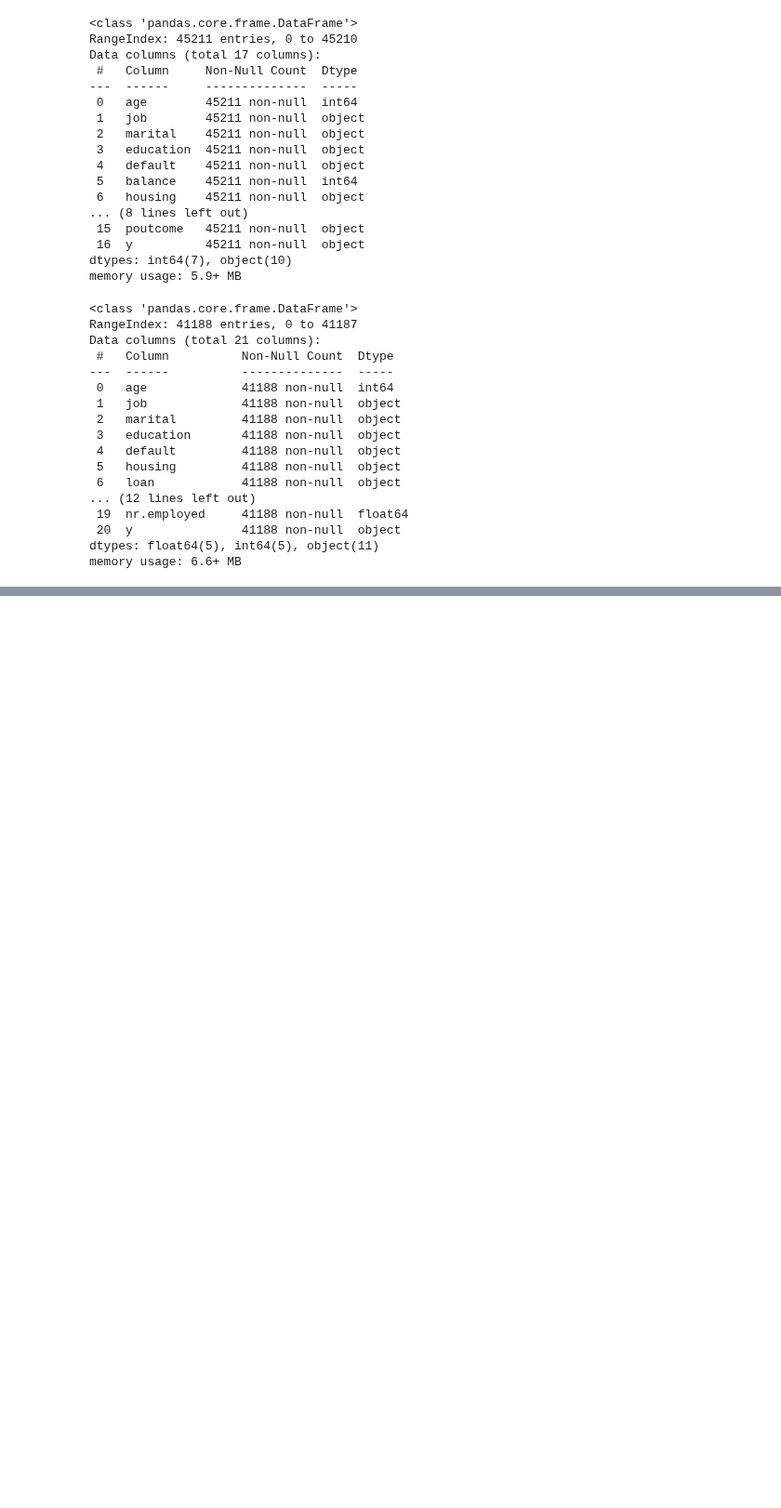
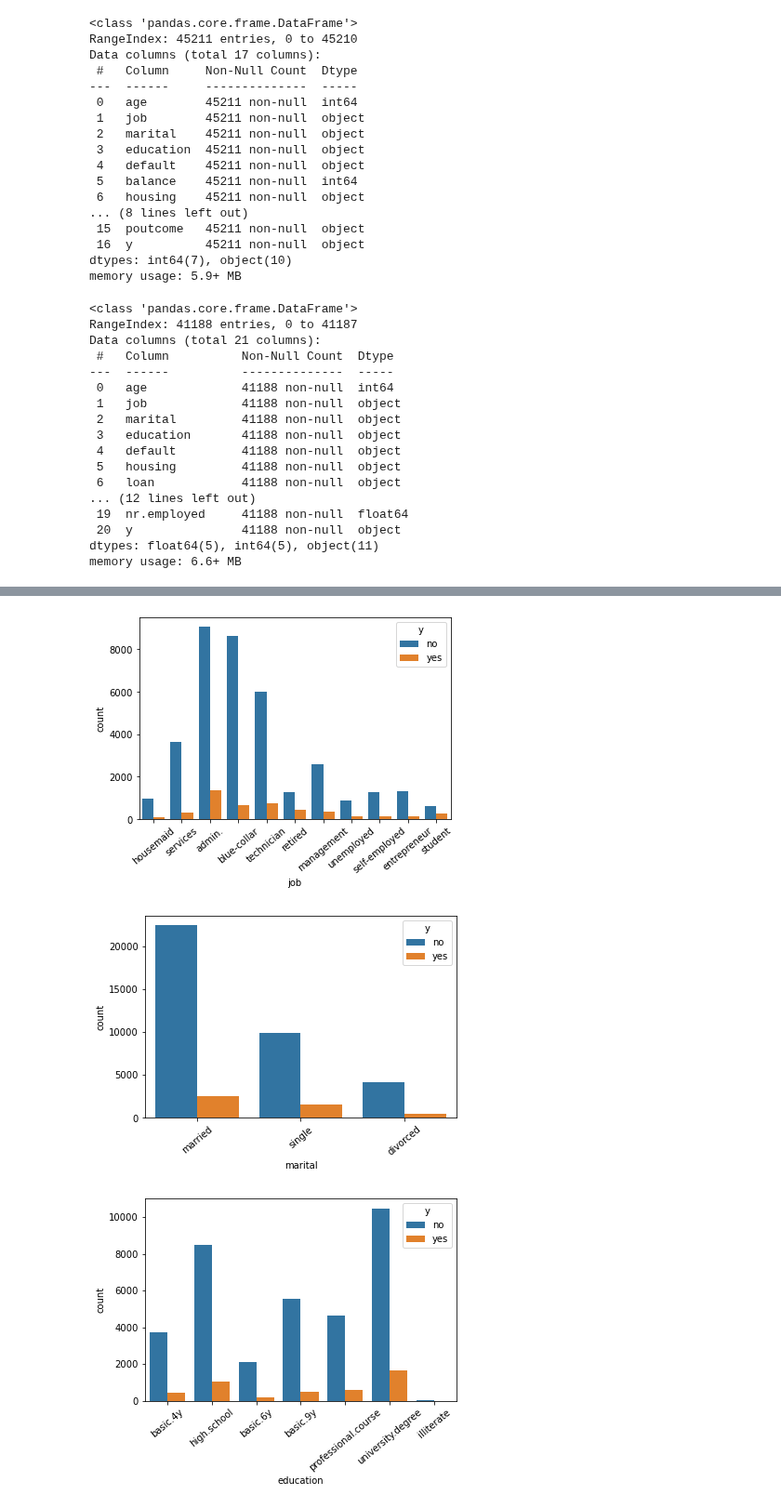
Before and after one commit to datav94/prcp_1000_bankm, a Jupyter notebook: prcp_1000_bankm.ipynb, the cells around one changed output, grey strips where cells are left out. Shown at 93% size. Saved outputs shown, nothing was run; the diff lists cells and outputs as text; code cells hidden in the pictures; blank space fills up the shorter version.

```diff
--- a/prcp_1000_bankm.ipynb
+++ b/prcp_1000_bankm.ipynb
@@ -90,0 +279,4 @@ memory usage: 6.6+ MB
+# %%
+for i in cat_data:
+    print(f"__________{i}_________")
+    print(cat_data[i].value_counts())
@@ -90,0 +344,9 @@ memory usage: 6.6+ MB
+# %%
+for i in cat_data:
+    sns.countplot(cat_data[i], hue=cat_data.y)
+    plt.xticks(rotation=40)
+    plt.show()
+# %% [output]
+[figure, added]
+[figure, added]
+[figure, added]
```
Also changed, not shown: parts of 33 cells of this notebook, 5 other files.
